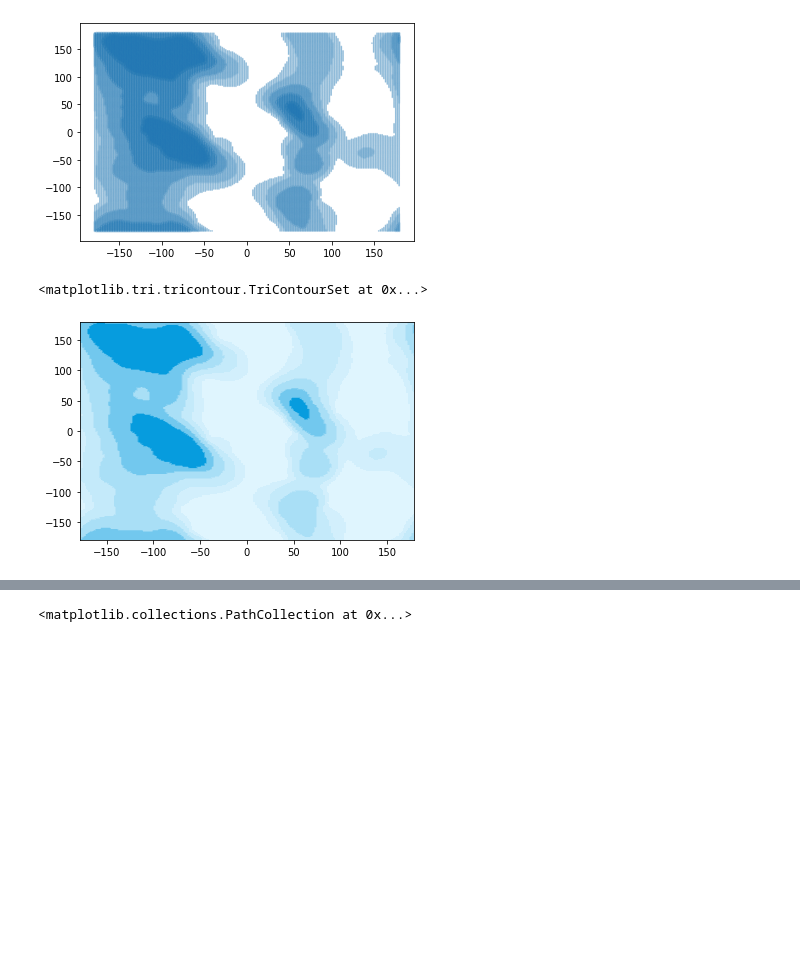
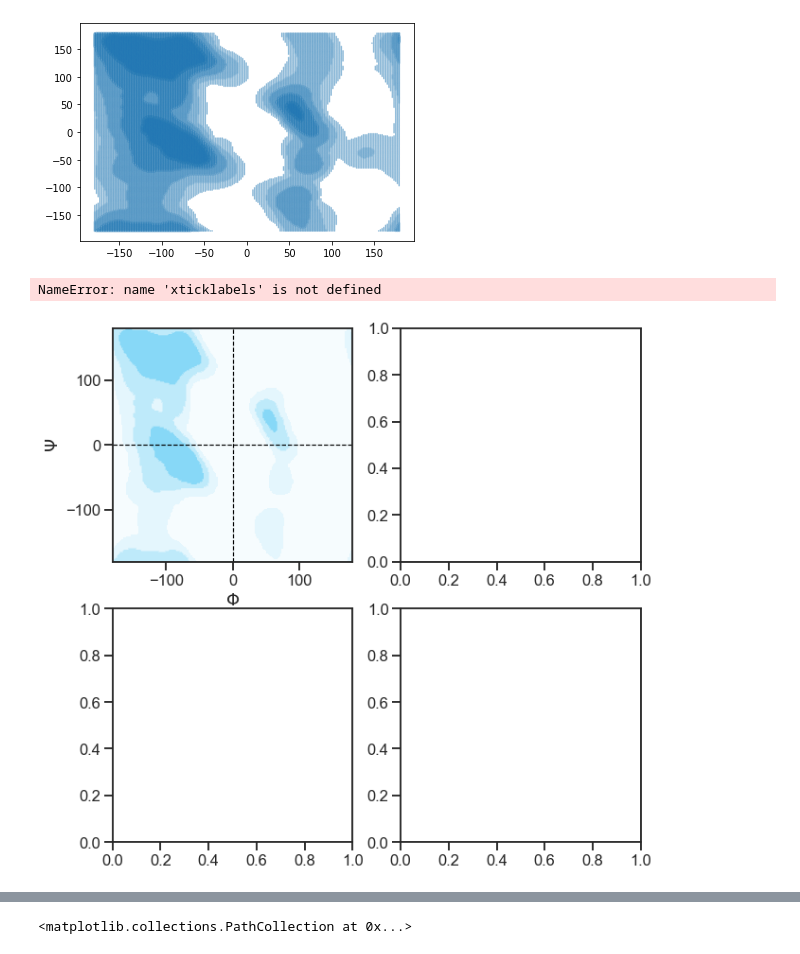
Before and after one commit to jRicciL/MD_namd_python, a Jupyter notebook: Ramachandran_plot_and_DSSP.ipynb, the cells around one changed output, grey strips where cells are left out. Cells and saved outputs as stored; diff of their text form; code cells hidden in the pictures; blank space fills up the shorter version.

```diff
--- a/Ramachandran_plot_and_DSSP.ipynb
+++ b/Ramachandran_plot_and_DSSP.ipynb
@@ -103,13 +103,47 @@ ax.scatter(a[0], a[1], s=a[2], alpha = 0.3)
 plt.show()
 # %% [output]
 [figure]
-# %%
-import matplotlib.tri as tri
-import matplotlib.pyplot as plt
-import matplotlib.cm as cm
-
-my_cmap = sns.light_palette((240, 100, 60), input="husl", as_cmap=True)
-plt.tricontourf(a[0], a[1], a[2], levels = 16, cmap = my_cmap)
-# %% [output]
-<matplotlib.tri.tricontour.TriContourSet at 0x...>
-[figure, removed]
+# %%
+
+path = './dm_sources_1L2Y/0-inputs/ramchandran_references'
+files = ['general', 'glycine',
+         'proline', 'preproline']
+
+for file in files:
+    a = np.loadtxt(F'{path}/pref_{file}.data.txt')
+    a = a.T
+    for i in range(0, 6):
+        a[2][(a[2]  > 10**(-i-1)) & (a[2]  < 10**(-i))] = 10 * (2**(-i+1)) / 2
+    a[2][(a[2]  < 0.001)] = 0
+    a = np.compress(a[2] != 0, a, axis=1)
+    # Guarda el archivo
+    save_path = F'{path}/pref_{file}'
+    np.save(save_path, a)
+# %%
+from  matplotlib import pyplot as plt
+import seaborn as sns
+import pylab
+sns.set( context = 'talk', style = 'ticks', palette = "Spectral")
+pylab.rcParams['figure.figsize'] = (10, 10)
+
+colors = {'general': "#7ED5F6", 'glycine': "#FADD9A",
+        'proline': '#7DDAAD', 'preproline': '#E19AFA'}
+
+path = './dm_sources_1L2Y/0-inputs/ramchandran_references'
+data = { i: np.load(F'{path}/pref_{i}.npy') for i in colors.keys()}
+
+fig, axs = plt.subplots(2, 2, figsize = plt.figaspect(1))
+for ax, plot in zip(axs.flat, data.keys()):
+    x = data[plot]
+    my_cmap = sns.blend_palette(['white', colors[plot]], as_cmap=True)
+    ax.set_xlim(-180, 180)
+    ax.set_ylim(-180, 180)
+    ax.axhline(y=.0, linestyle = '--', c = 'black', lw = 1.2)
+    ax.axvline(x=.0, linestyle = '--', c = 'black', lw = 1.2)
+    ax.tricontourf(x[0], x[1], x[2], cmap = my_cmap)
+    ax.set(xlabel=r'$\Phi$', ylabel=r'$\Psi$')
+    ax.set_xticklabels(xticklabels, rotation = 45, ha="right")
+    ax.label_outer()
+# %% [output]
+NameError: name 'xticklabels' is not defined
+[figure, added]
```
Also changed, not shown: parts of 2 cells of this notebook.
